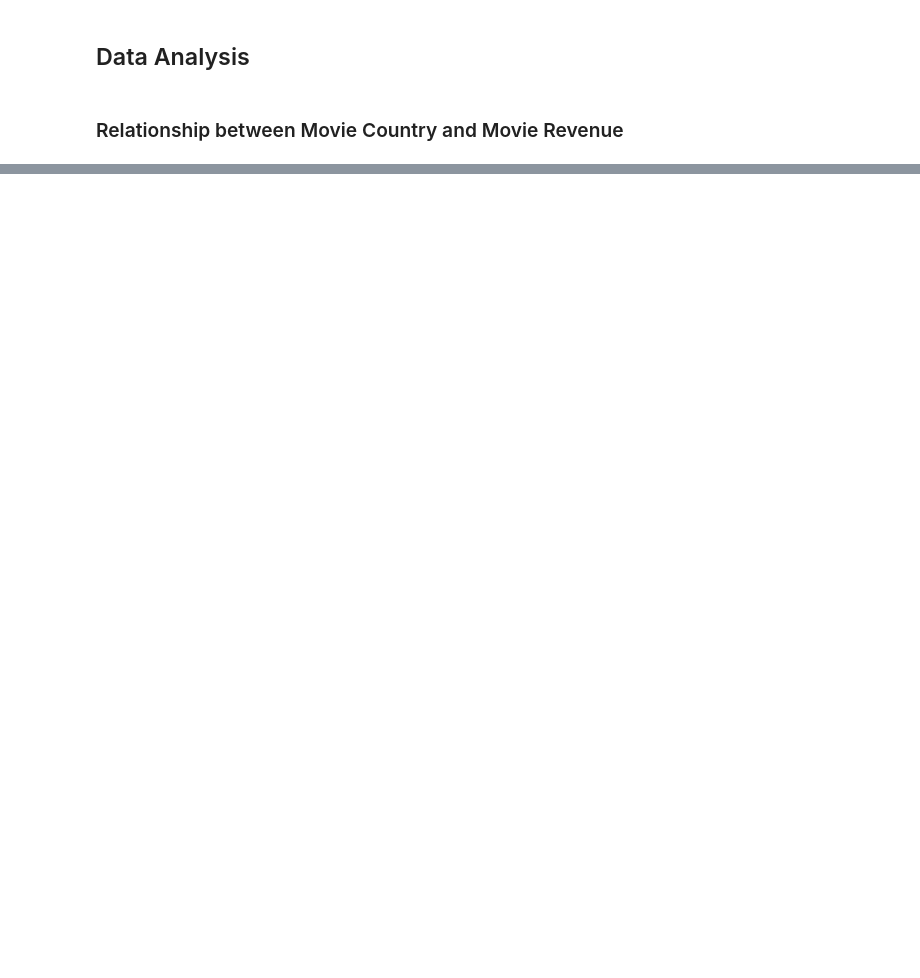
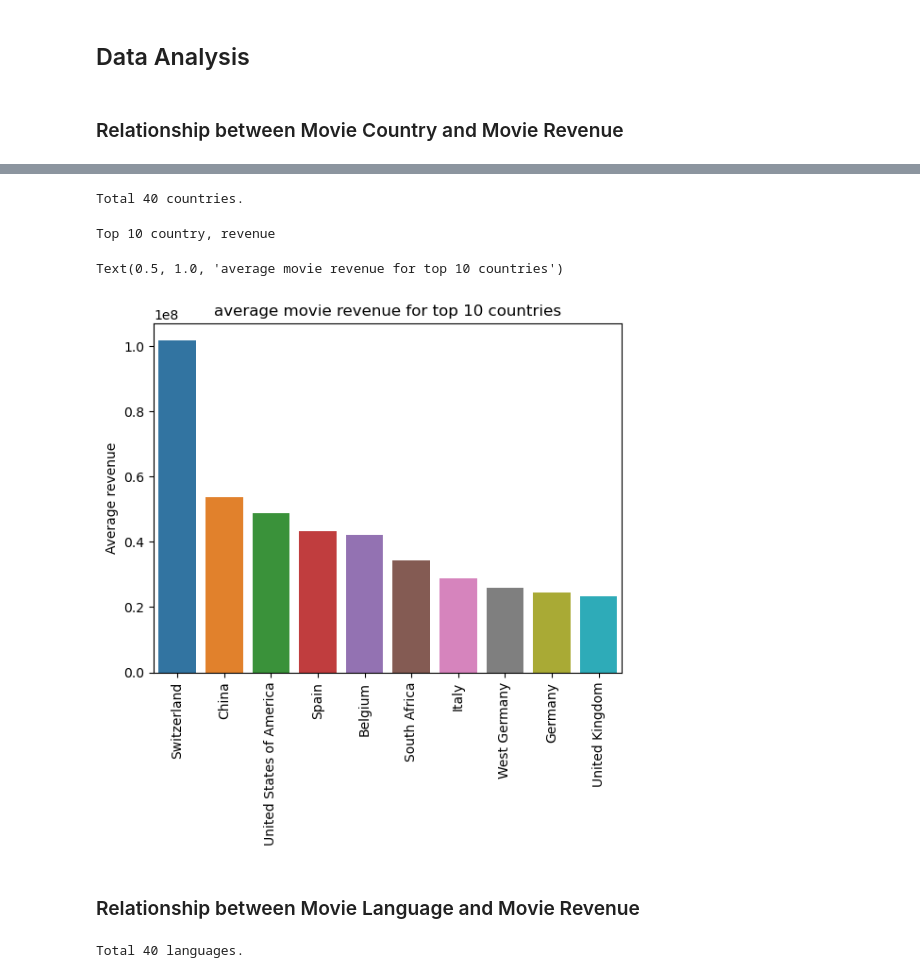
Before and after one commit to epfl-ada/ada-2022-project-datakungfu, a Jupyter notebook: pipeline.ipynb, the cells around one changed output, grey strips where cells are left out. Drawn from its saved outputs; the diff is of its cells as text; code cells hidden in the pictures; blank space fills up the shorter version.

```diff
--- a/pipeline.ipynb
+++ b/pipeline.ipynb
@@ -124,0 +120,3 @@ df_movie_dropped
+# %%
+# only consider movies released after 1920
+df_movie = df_movie[df_movie["Release date"] >= 1920]
@@ -129,7 +131,7 @@ def ratio_per_year(x):
     sum = x.Revenue.sum()
     return x.Revenue/sum
 # %%
-group_by_year = df_movie_dropped.groupby("Release date").apply(ratio_per_year)
+group_by_year = df_movie.groupby("Release date").apply(ratio_per_year)
 group_by_year
 # %% [output]
 Release date
@@ -148,8 +150,8 @@ Name: Revenue, Length: 8242, dtype: float64
 # %%
 for i,v in group_by_year.iteritems():
-    df_movie_dropped.loc[i[1], "Revenue_ratio"] = v
+    df_movie.loc[i[1], "Revenue_ratio"] = v
 
-df_movie_dropped
+df_movie
 # %% [output]
 |  | Wikipedia movie ID | Freebase movie ID | Name | Release date | Revenue | Runtime | Languages | Countries | ... |
 | 0 | 975900 | /m/03vyhn | Ghosts of Mars | 2001 | 14010832.0 | 98.0 | {"/m/02h40lc": "English Language"} | {"/m/09c7w0": "United States of A... | ... |
@@ -187,0 +182,51 @@ df_movie_new
+# %%
+from collections import Counter, defaultdict
+
+# movie revenue for each country
+country_revenue = defaultdict(list)
+for index, row in df_movie.iterrows():
+    countries = json.loads(row["Countries"]).values()
+    if len(countries) >= 2:
+        continue
+    for country in countries:
+        country_revenue[country].append(row["Revenue"])
+
+print("Total {} countries.".format(len(country_revenue)))
+# %% [output]
+Total 40 countries.
+# %%
+# mean for each country
+mean_ctry_rev = {k:sum(v)/len(v) for k,v in country_revenue.items()}
+# sroted mean for each country
+sorted_mcr = sorted(mean_ctry_rev.items(), key=lambda x:x[1], reverse=True)
+sorted_mcr = pd.Series(*list(zip(*sorted_mcr))[::-1], name="Average revenue")
+
+topk = 10
+print("Top {} country, revenue".format(topk))
+sns.barplot(x=sorted_mcr.index[:topk], y=sorted_mcr[:topk])
+plt.ylabel("Average revenue")
+plt.xticks(rotation=90)
+plt.title("average movie revenue for top {} countries".format(topk))
+# %% [output]
+Top 10 country, revenue
+Text(0.5, 1.0, 'average movie revenue for top 10 countries')
+[figure, added]
+# %% [markdown]
+### Relationship between Movie Language and Movie Revenue
+# %%
+from collections import Counter, defaultdict
+
+# movie revenue for each language
+language_revenue = defaultdict(list)
+language_count = Counter()
+for index, row in df_movie.iterrows():
+    languages = json.loads(row["Languages"]).values()
+    # if len(languages) >= 2:
+    #     continue
+    for language in languages:
+        language_count[language] += 1
+        language_revenue[language].append(row["Revenue"])
+
+print("Total {} languages.".format(len(country_revenue)))
+# %% [output]
+Total 40 languages.
```
Also changed, not shown: parts of 23 cells of this notebook.
